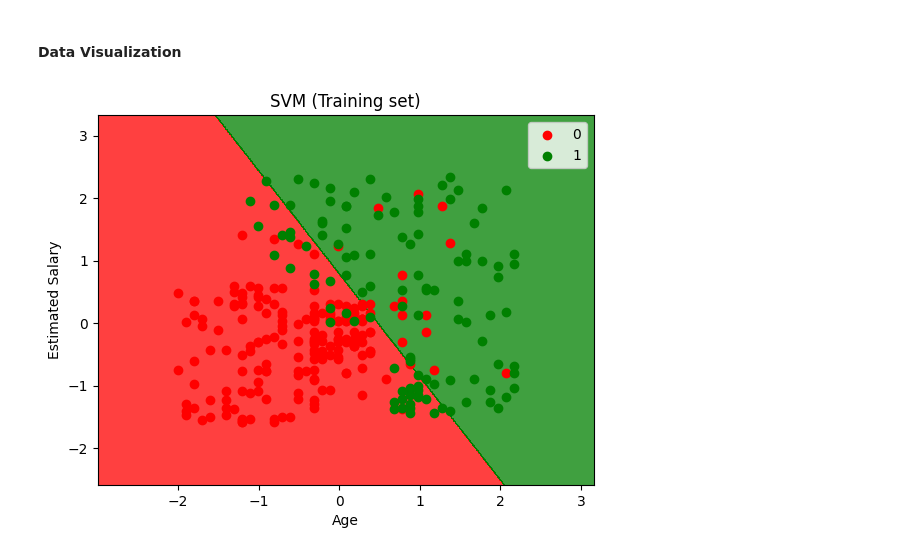
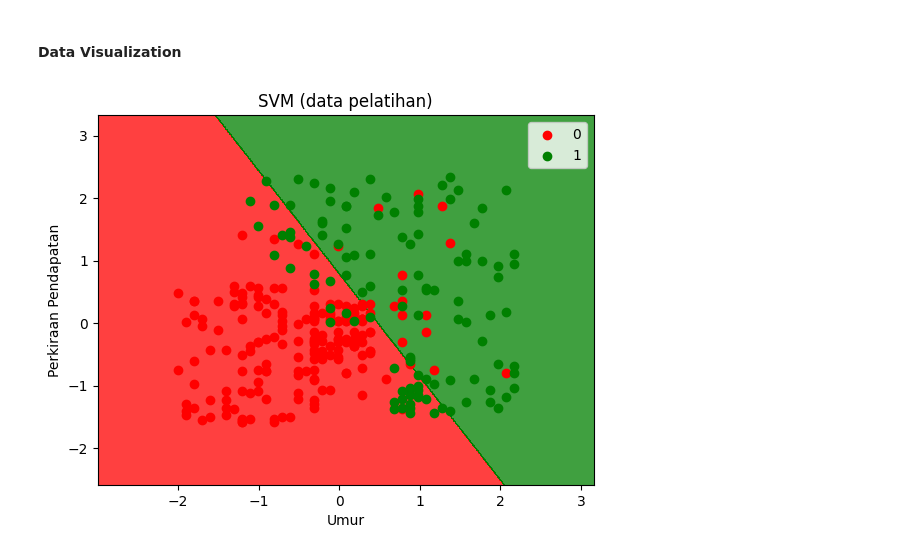
Before and after one commit to furqanx/tugas-2-pembelajaran-mesin, a Jupyter notebook: regression.ipynb, the cells around one changed output. Drawn from its saved outputs; the diff is of its cells as text; code cells hidden in the pictures.

```diff
--- a/regression.ipynb
+++ b/regression.ipynb
@@ -81,22 +101,22 @@ from matplotlib.colors import ListedColormap
 # %%
 # Visualising the Training set results
 X_set, y_set = X_reg_train, y_reg_train
 X1, X2 = np.meshgrid(np.arange(start = X_set[:, 0].min() - 1, stop = X_set[:, 0].max() + 1, step = 0.01),
                      np.arange(start = X_set[:, 1].min() - 1, stop = X_set[:, 1].max() + 1, step = 0.01))
 plt.contourf(X1, X2, model.predict(np.array([X1.ravel(), X2.ravel()]).T).reshape(X1.shape),
              alpha = 0.75, cmap = ListedColormap(('red', 'green')))
 plt.xlim(X1.min(), X1.max())
 plt.ylim(X2.min(), X2.max())
 for i, j in enumerate(np.unique(y_set)):
     plt.scatter(X_set[y_set == j, 0], X_set[y_set == j, 1],
                 c = ListedColormap(('red', 'green'))(i), label = j)
-plt.title('SVM (Training set)')
-plt.xlabel('Age')
-plt.ylabel('Estimated Salary')
+plt.title('SVM (data pelatihan)')
+plt.xlabel('Umur')
+plt.ylabel('Perkiraan Pendapatan')
 plt.legend()
 plt.show()
 # %% [output]
-[figure, old version]
+[figure, new version]
 # %%
 # Visualising the Test set results
 X_set, y_set = X_reg_test, y_reg_test
```
Also changed, not shown: parts of 6 cells of this notebook.
